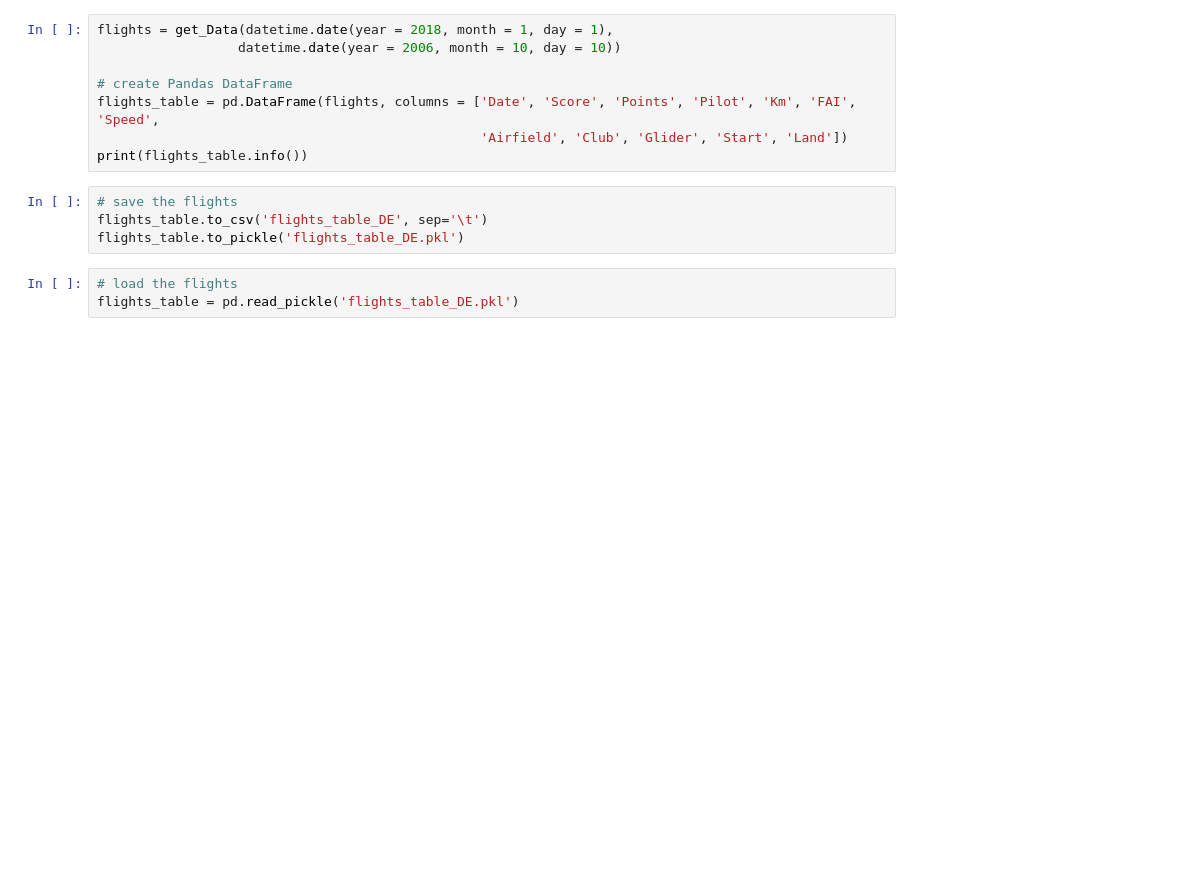
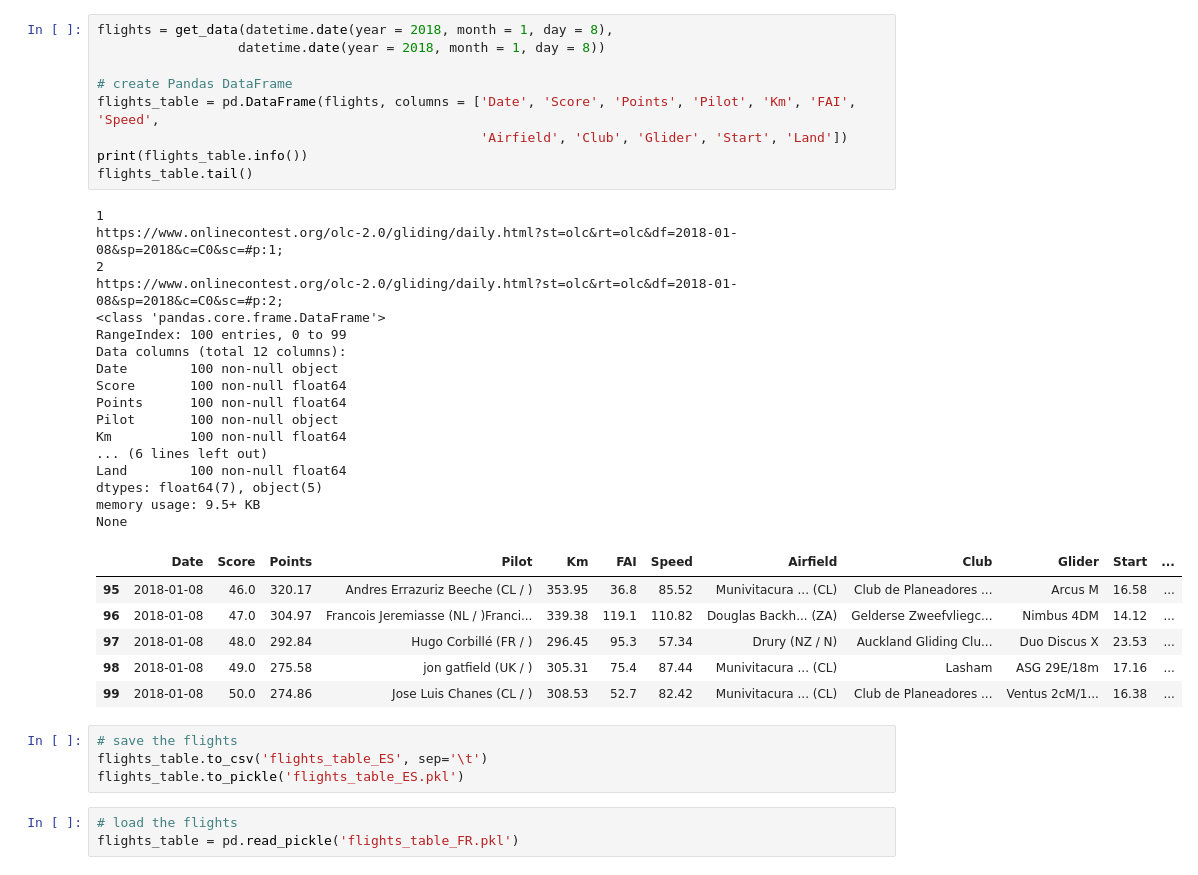
Before and after one commit to derfelix90/OLC_Project, a Jupyter notebook: OLC.ipynb, the cells around one changed output. Saved outputs shown, nothing was run; the diff lists cells and outputs as text; blank space fills up the shorter version.

```diff
--- a/OLC.ipynb
+++ b/OLC.ipynb
@@ -132,18 +196,43 @@ def find_best_days(flights_table, country=None):
 # %%
-flights = get_Data(datetime.date(year = 2018, month = 1, day = 1),
-                  datetime.date(year = 2006, month = 10, day = 10))
+flights = get_data(datetime.date(year = 2018, month = 1, day = 8),
+                  datetime.date(year = 2018, month = 1, day = 8))
 
 # create Pandas DataFrame
 flights_table = pd.DataFrame(flights, columns = ['Date', 'Score', 'Points', 'Pilot', 'Km', 'FAI', 'Speed',
                                                  'Airfield', 'Club', 'Glider', 'Start', 'Land'])
 print(flights_table.info())
+flights_table.tail()
+# %% [output]
+1
+https://www.onlinecontest.org/olc-2.0/gliding/daily.html?st=olc&rt=olc&df=2018-01-08&sp=2018&c=C0&sc=#p:1;
+2
+https://www.onlinecontest.org/olc-2.0/gliding/daily.html?st=olc&rt=olc&df=2018-01-08&sp=2018&c=C0&sc=#p:2;
+<class 'pandas.core.frame.DataFrame'>
+RangeIndex: 100 entries, 0 to 99
+Data columns (total 12 columns):
+Date        100 non-null object
+Score       100 non-null float64
+Points      100 non-null float64
+Pilot       100 non-null object
+Km          100 non-null float64
+... (6 lines left out)
+Land        100 non-null float64
+dtypes: float64(7), object(5)
+memory usage: 9.5+ KB
+None
+|  | Date | Score | Points | Pilot | Km | FAI | Speed | Airfield | Club | Glider | Start | ... |
+| 95 | 2018-01-08 | 46.0 | 320.17 | Andres Errazuriz Beeche (CL / ) | 353.95 | 36.8 | 85.52 | Munivitacura ... (CL) | Club de Planeadores ... | Arcus M | 16.58 | ... |
+| 96 | 2018-01-08 | 47.0 | 304.97 | Francois Jeremiasse (NL / )Franci... | 339.38 | 119.1 | 110.82 | Douglas Backh... (ZA) | Gelderse Zweefvliegc... | Nimbus 4DM | 14.12 | ... |
+| 97 | 2018-01-08 | 48.0 | 292.84 | Hugo Corbillé (FR / ) | 296.45 | 95.3 | 57.34 | Drury (NZ / N) | Auckland Gliding Clu... | Duo Discus X | 23.53 | ... |
+| 98 | 2018-01-08 | 49.0 | 275.58 | jon gatfield (UK / ) | 305.31 | 75.4 | 87.44 | Munivitacura ... (CL) | Lasham | ASG 29E/18m | 17.16 | ... |
+| 99 | 2018-01-08 | 50.0 | 274.86 | Jose Luis Chanes (CL / ) | 308.53 | 52.7 | 82.42 | Munivitacura ... (CL) | Club de Planeadores ... | Ventus 2cM/1... | 16.38 | ... |
 # %%
 # save the flights
-flights_table.to_csv('flights_table_DE', sep='\t')
-flights_table.to_pickle('flights_table_DE.pkl')
+flights_table.to_csv('flights_table_ES', sep='\t')
+flights_table.to_pickle('flights_table_ES.pkl')
 # %%
 # load the flights
-flights_table = pd.read_pickle('flights_table_DE.pkl')
+flights_table = pd.read_pickle('flights_table_FR.pkl')
 # %%
 # how many different Glider types?
 flights_table.Glider.nunique()
```
Also changed, not shown: parts of 4 cells of this notebook, 6 other files.
